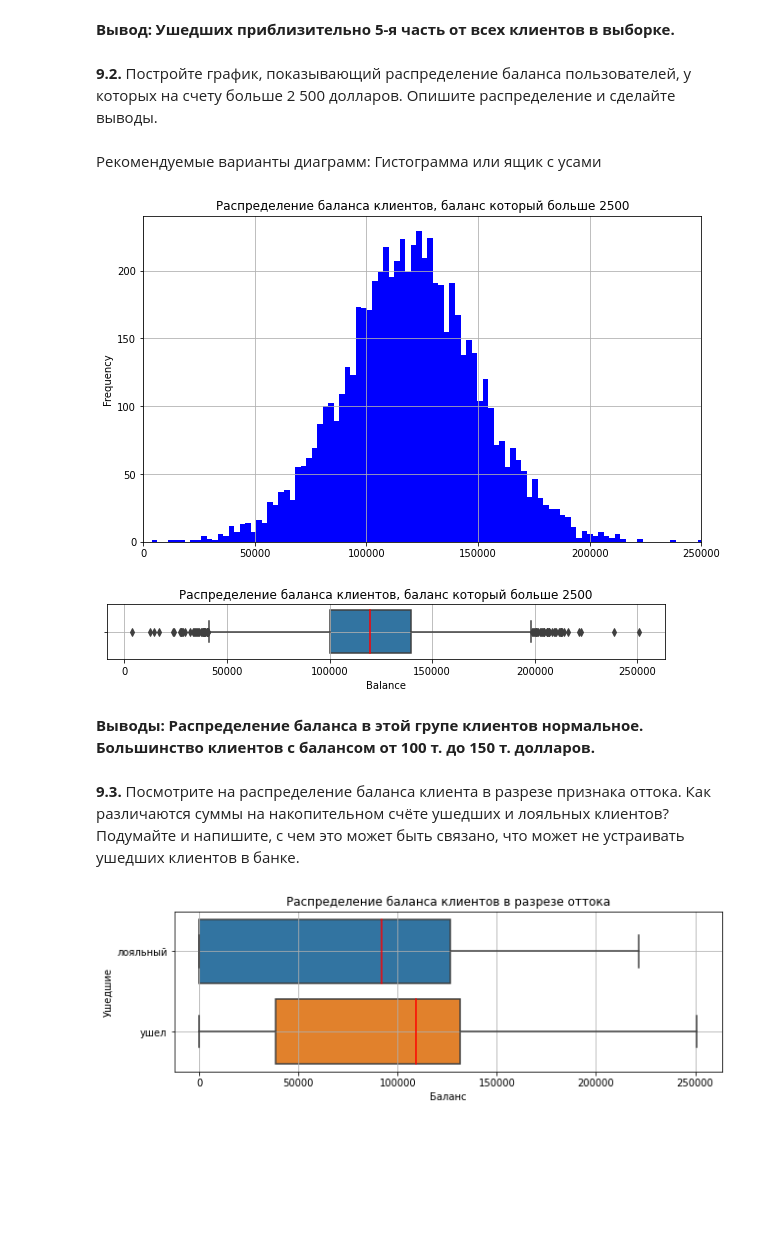
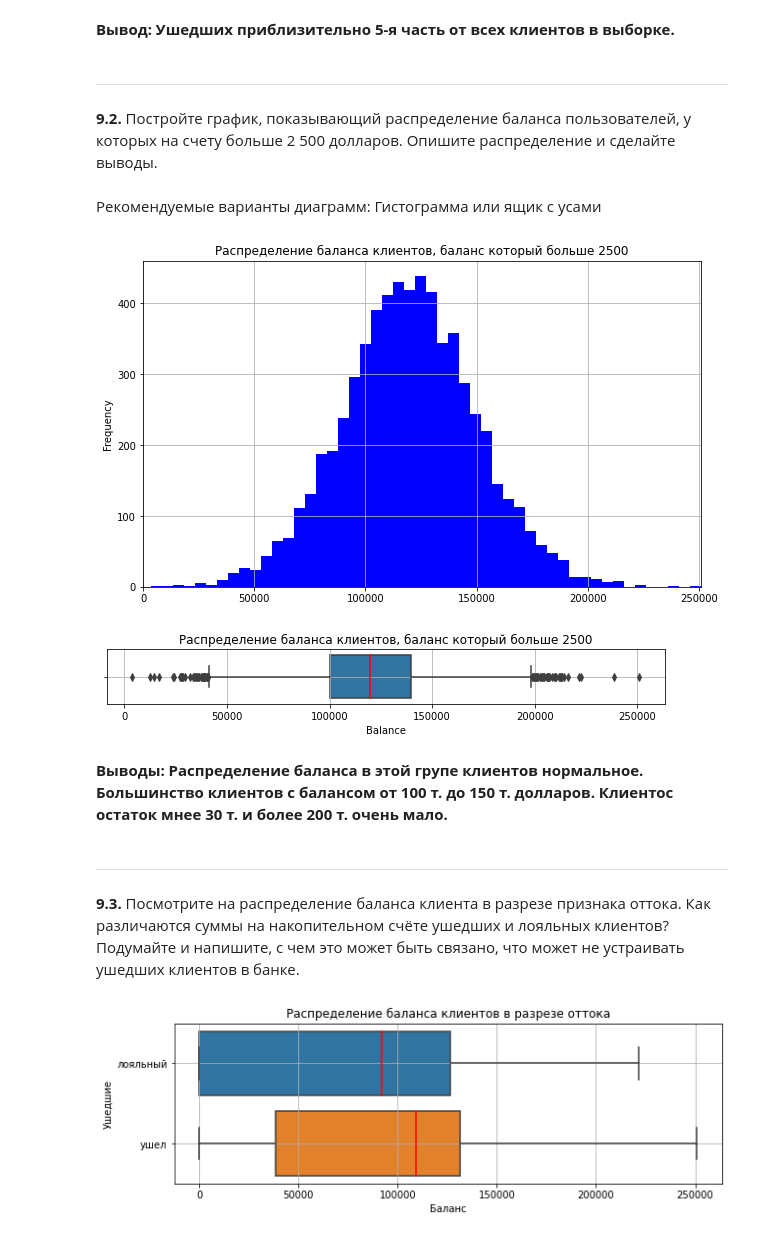
Before and after one commit to GalaFedorova/SkillFactory2, a Jupyter notebook: SF_DST/Python-13/DST_churn.ipynb, the cells around one changed output. Saved outputs shown, nothing was run; the diff lists cells and outputs as text; code cells hidden in the pictures; blank space fills up the shorter version.

```diff
--- a/SF_DST/Python-13/DST_churn.ipynb
+++ b/SF_DST/Python-13/DST_churn.ipynb
@@ -215,6 +217,8 @@ fig.write_html("plotly/9.1.html")
 # %% [markdown]
 __Вывод: Ушедших приблизительно 5-я часть от всех клиентов в выборке.__
 # %% [markdown]
+
+***
 __9.2.__ Постройте график, показывающий распределение баланса пользователей, у которых на счету больше 2 500 долларов.
 Опишите распределение и сделайте выводы.
 # %% [markdown]
@@ -225,16 +229,16 @@ balances= churn_data[churn_data['Balance']>2500]
 # %%
 # Построим гистаграмму средствами pandas
 balances['Balance'].plot(
     kind='hist',
     figsize=(10, 6),
     title='Распределение баланса клиентов, баланс который больше 2500',
     grid = True,
     color = 'blue',
-    bins=100,
-    xlim=(0,250000)
+    bins=50,
+    xlim=(0,251000)
 );
 # %% [output]
-[figure, old version]
+[figure, new version]
 # %%
 # Построим пример диаграмму "ящик с усами" средствами seaborn
 fig = plt.figure(figsize=(10, 1))
@@ -249,8 +253,9 @@ boxplot.grid()
 # %% [output]
 [figure]
 # %% [markdown]
-__Выводы: Распределение баланса в этой групе клиентов нормальное. Большинство клиентов с балансом от 100 т. до 150 т. долларов.__
+__Выводы: Распределение баланса в этой групе клиентов нормальное. Большинство клиентов с балансом от 100 т. до 150 т. долларов. Клиентос остаток мнее 30 т. и более 200 т. очень мало.__
 # %% [markdown]
+***
 __9.3.__ Посмотрите на распределение баланса клиента в разрезе признака оттока. Как различаются суммы на накопительном счёте ушедших и лояльных клиентов? Подумайте и напишите, с чем это может быть связано, что может не устраивать ушедших клиентов в банке.
 # %%
 # Построим пример диаграмму "ящики с усами" средствами seaborn
```
Also changed, not shown: parts of 15 cells of this notebook, 10 other files.
